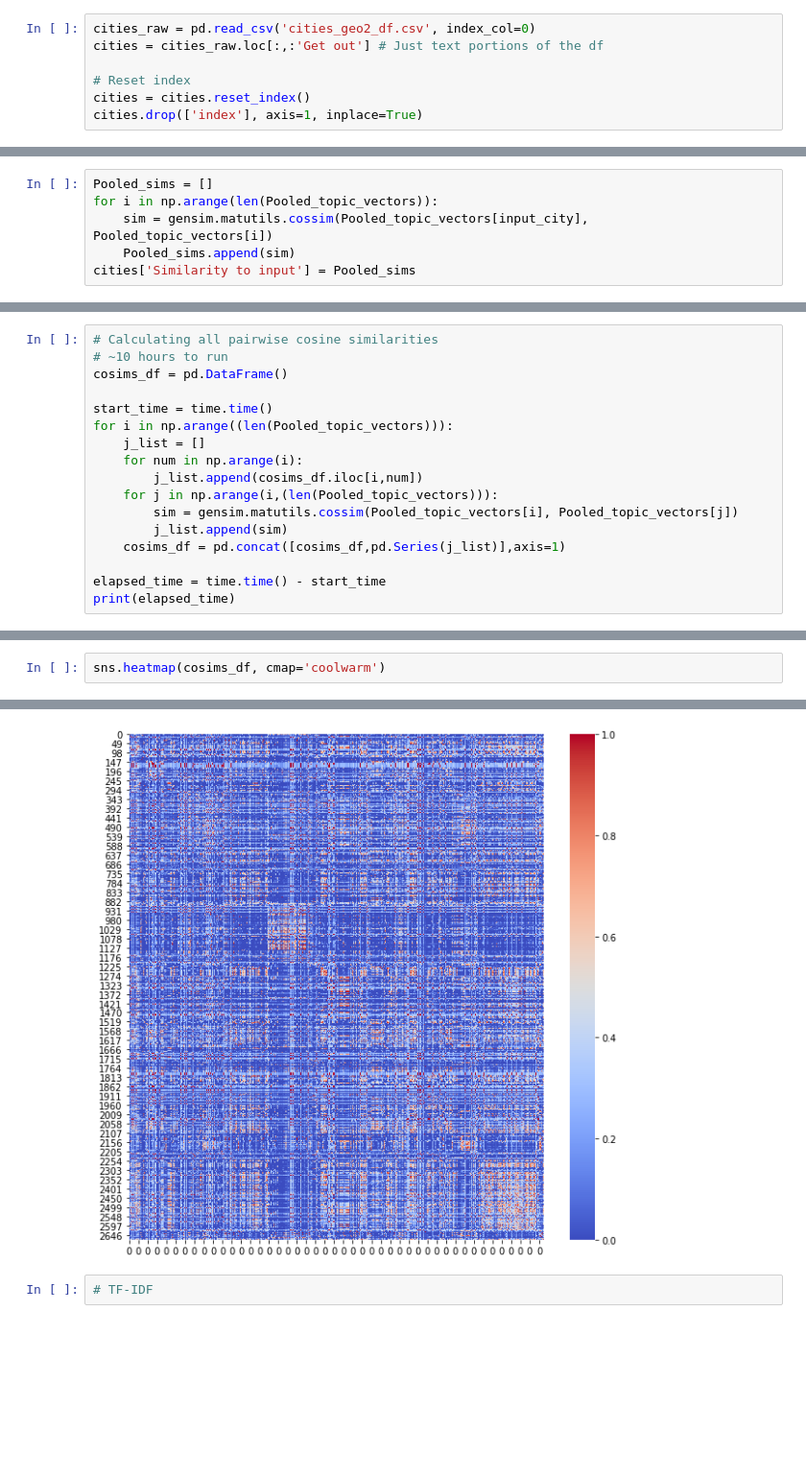
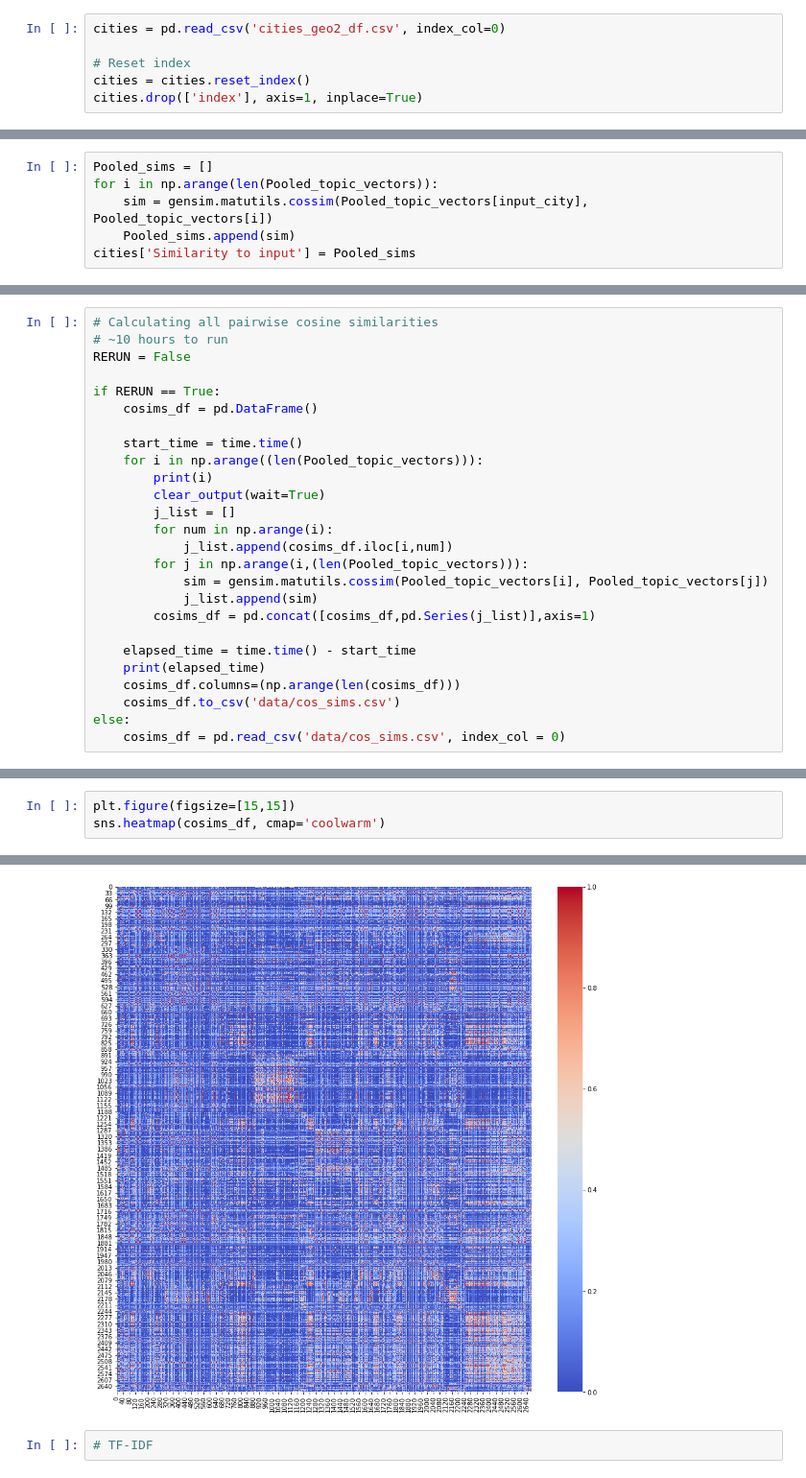
Before and after one commit to sq2141/city-discovery, a Jupyter notebook: cities_text_NLP.ipynb, the cells around one changed output, grey strips where cells are left out. Shown at 96% size. Drawn from its saved outputs; the diff is of its cells as text; blank space fills up the shorter version.

```diff
--- a/cities_text_NLP.ipynb
+++ b/cities_text_NLP.ipynb
@@ -23,8 +23,7 @@ with warnings.catch_warnings():
     import pyLDAvis
     import pyLDAvis.gensim
 # %%
-cities_raw = pd.read_csv('cities_geo2_df.csv', index_col=0)
-cities = cities_raw.loc[:,:'Get out'] # Just text portions of the df
+cities = pd.read_csv('cities_geo2_df.csv', index_col=0)
 
 # Reset index
 cities = cities.reset_index()
@@ -187,17 +192,26 @@ cities.sort_values(by=['Similarity to input'], ascending = False).head(10)
 # %%
 # Calculating all pairwise cosine similarities
 # ~10 hours to run
-cosims_df = pd.DataFrame()
+RERUN = False
 
-start_time = time.time()
-for i in np.arange((len(Pooled_topic_vectors))):
-    j_list = []
-    for num in np.arange(i):
-        j_list.append(cosims_df.iloc[i,num])
-    for j in np.arange(i,(len(Pooled_topic_vectors))):
-        sim = gensim.matutils.cossim(Pooled_topic_vectors[i], Pooled_topic_vectors[j])
-        j_list.append(sim)
-    cosims_df = pd.concat([cosims_df,pd.Series(j_list)],axis=1)
+if RERUN == True:
+    cosims_df = pd.DataFrame()
 
-elapsed_time = time.time() - start_time
-print(elapsed_time)
+    start_time = time.time()
+    for i in np.arange((len(Pooled_topic_vectors))):
+        print(i)
+        clear_output(wait=True)
+        j_list = []
+        for num in np.arange(i):
+            j_list.append(cosims_df.iloc[i,num])
+        for j in np.arange(i,(len(Pooled_topic_vectors))):
+            sim = gensim.matutils.cossim(Pooled_topic_vectors[i], Pooled_topic_vectors[j])
+            j_list.append(sim)
+        cosims_df = pd.concat([cosims_df,pd.Series(j_list)],axis=1)
+
+    elapsed_time = time.time() - start_time
+    print(elapsed_time)
+    cosims_df.columns=(np.arange(len(cosims_df)))
+    cosims_df.to_csv('data/cos_sims.csv')
+else:
+    cosims_df = pd.read_csv('data/cos_sims.csv', index_col = 0)
@@ -208,8 +222,9 @@ cosims_df.to_csv('data/cos_sims.csv')
 # %%
+plt.figure(figsize=[15,15])
 sns.heatmap(cosims_df, cmap='coolwarm')
 # %% [output]
 <matplotlib.axes._subplots.AxesSubplot at 0x...>
-[figure, old version]
+[figure, new version]
 # %%
 # TF-IDF
 # %%
```
Also changed, not shown: parts of 8 cells of this notebook, 1 other file.
